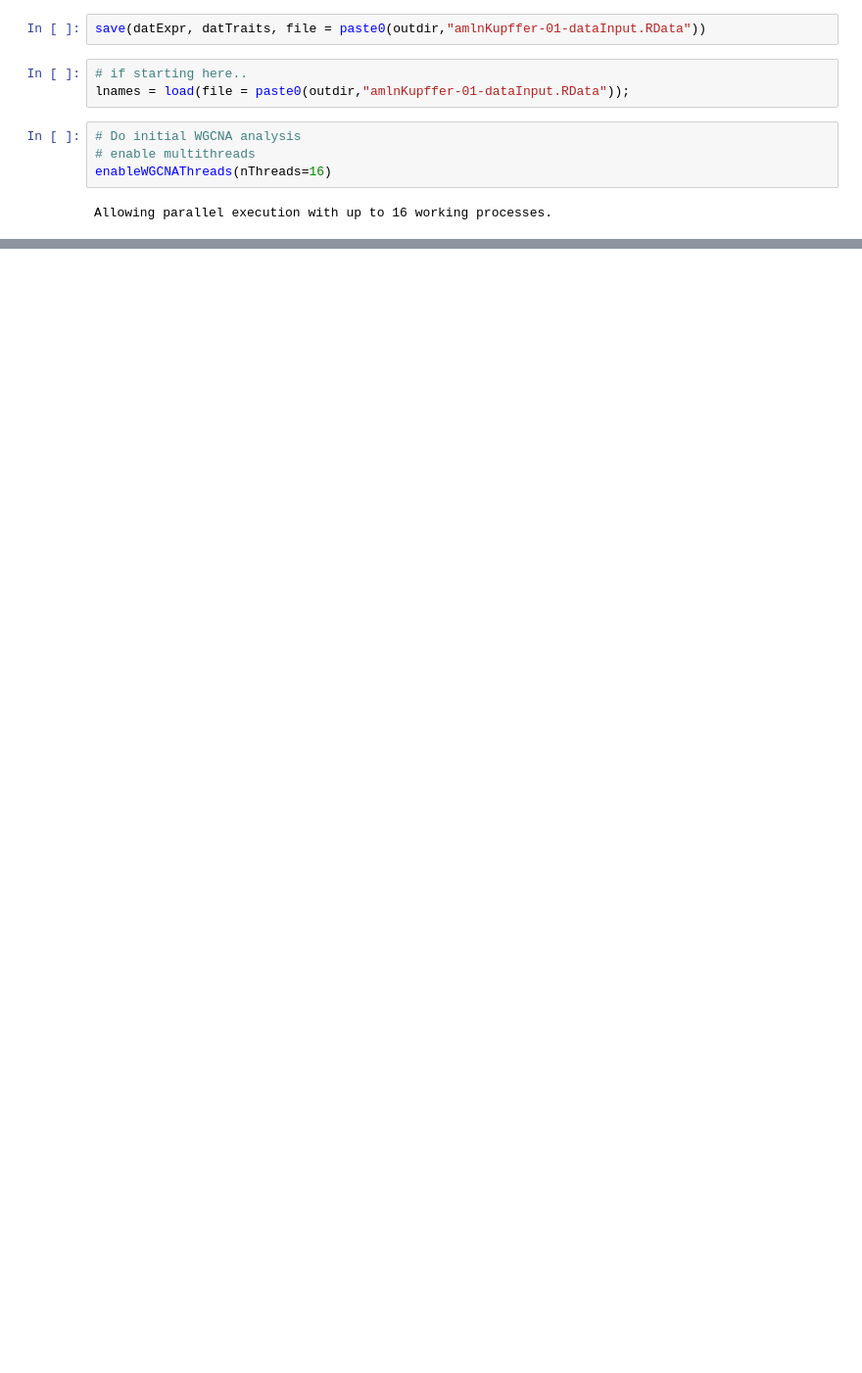
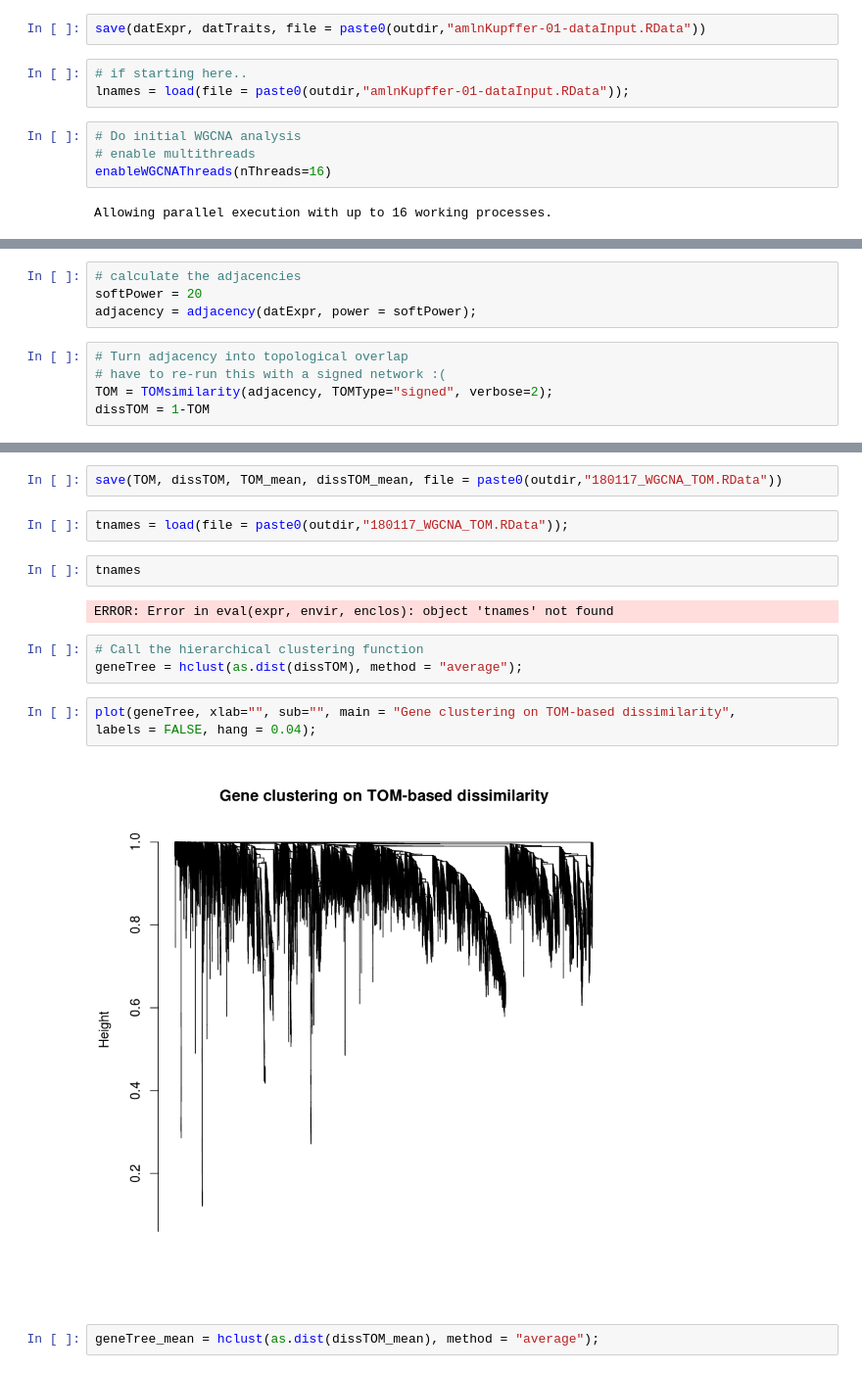
Before and after one commit to HunterBennett/liverStrains, a Jupyter notebook: results/180117_WGCNA.ipynb, the cells around one changed output, grey strips where cells are left out. Shown at 98% size. Saved outputs shown, nothing was run; the diff lists cells and outputs as text; blank space fills up the shorter version.

```diff
--- a/results/180117_WGCNA.ipynb
+++ b/results/180117_WGCNA.ipynb
@@ -379,0 +327,9 @@ verboseScatterplot(abs(geneModuleMembership[moduleGenes, column]),
+# %%
+# calculate the adjacencies
+softPower = 20
+adjacency = adjacency(datExpr, power = softPower);
+# %%
+# Turn adjacency into topological overlap
+# have to re-run this with a signed network :(
+TOM = TOMsimilarity(adjacency, TOMType="signed", verbose=2);
+dissTOM = 1-TOM
@@ -379,0 +350,18 @@ verboseScatterplot(abs(geneModuleMembership[moduleGenes, column]),
+# %%
+save(TOM, dissTOM, TOM_mean, dissTOM_mean, file = paste0(outdir,"180117_WGCNA_TOM.RData"))
+# %%
+tnames = load(file = paste0(outdir,"180117_WGCNA_TOM.RData"));
+# %%
+tnames
+# %% [output]
+ERROR: Error in eval(expr, envir, enclos): object 'tnames' not found
+# %%
+# Call the hierarchical clustering function
+geneTree = hclust(as.dist(dissTOM), method = "average");
+# %%
+plot(geneTree, xlab="", sub="", main = "Gene clustering on TOM-based dissimilarity",
+labels = FALSE, hang = 0.04);
+# %% [output]
+[figure, added]
+# %%
+geneTree_mean = hclust(as.dist(dissTOM_mean), method = "average");
```
Also changed, not shown: parts of 114 cells of this notebook, 6 other files.
